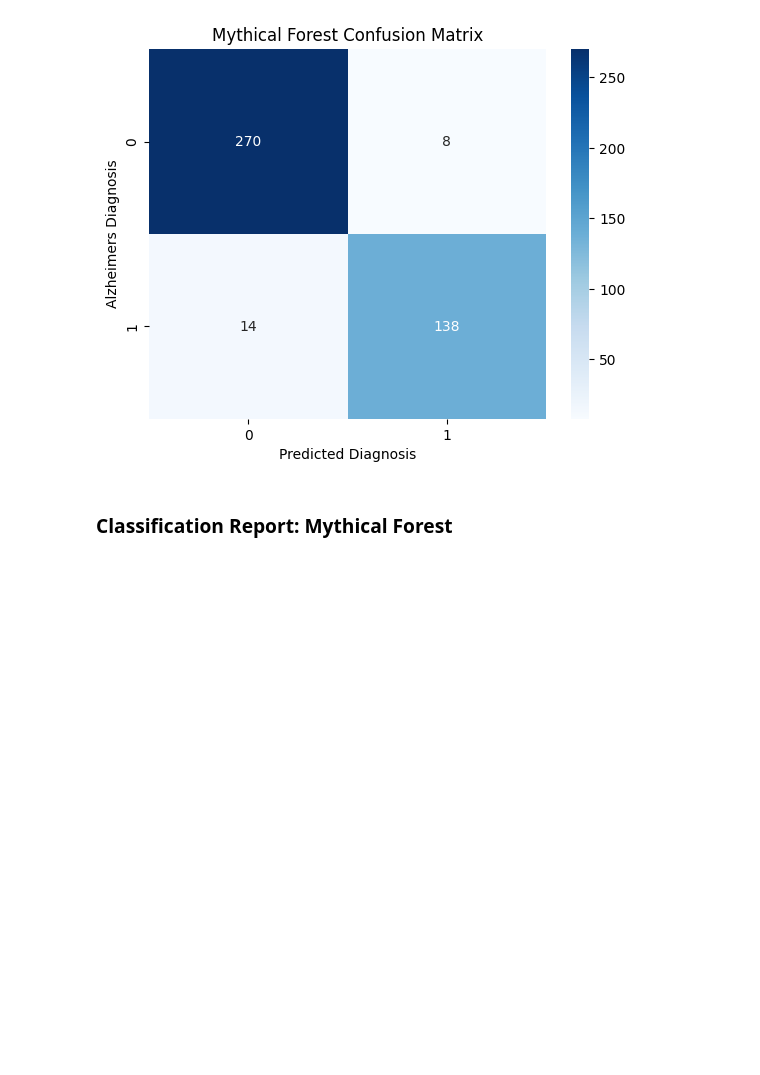
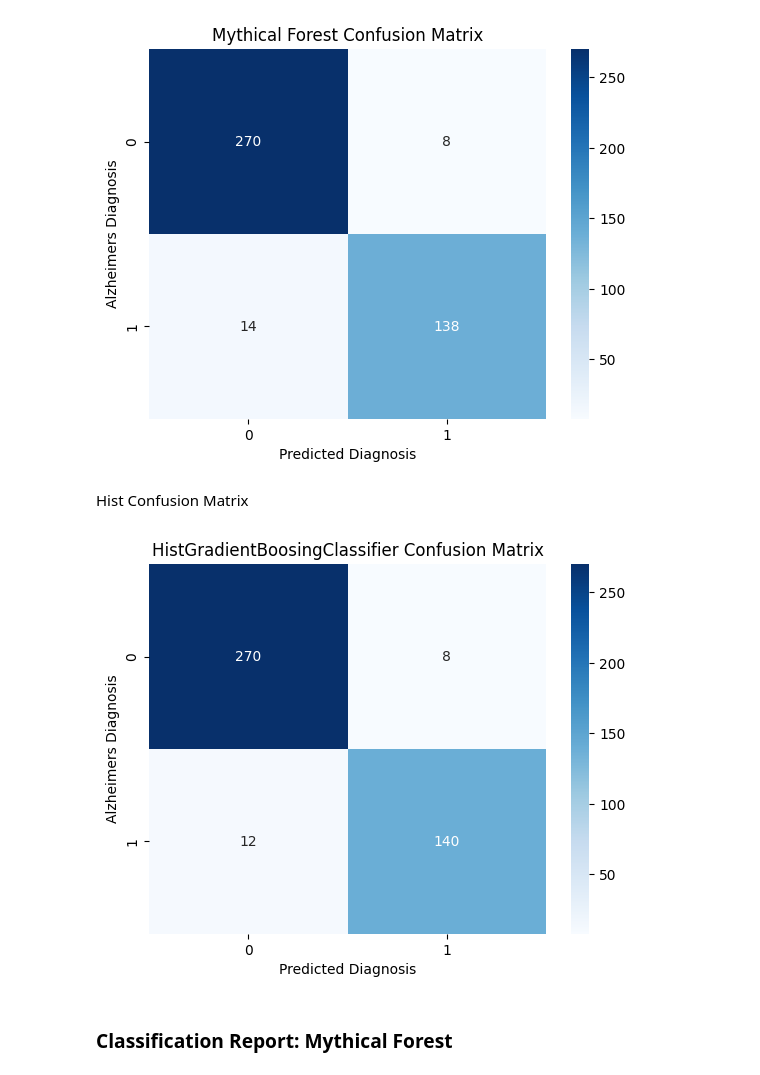
Before and after one commit to Spakshots/NeuroCurve, a Jupyter notebook: NeuroPy/main.ipynb, the cells around one changed output. Drawn from its saved outputs; the diff is of its cells as text; code cells hidden in the pictures; blank space fills up the shorter version.

```diff
--- a/NeuroPy/main.ipynb
+++ b/NeuroPy/main.ipynb
@@ -66,9 +68,26 @@ forest = RandomForestClassifier(max_features='sqrt', n_estimators=len(X_train),
 forest.fit(X_train, y_train)
 print("Number of trees in the Mythical Forest: " + str(len(forest.estimators_)))
 
+'''------HistGradientBoostingClassifier Training--------'''
+histGradient = HistGradientBoostingClassifier(max_iter=300)
+histGradient.fit(X_train, y_train)
+
+'''----------------XG Boost Training-------------------------'''
+xgBoost = XGBClassifier(n_estimators=len(X_train), eval_metric='logloss')
+xgBoost.fit(X_train, y_train)
+
+
 '''---------- Forest K-Fold Model Training --------'''
 kf = StratifiedKFold(n_splits=10, shuffle=True, random_state=42)
 scores = cross_val_score(forest, X_scaled, y, cv=kf, scoring='accuracy')
-print("Cross-validated accuracy:", scores.mean())
+print("Cross-validated forest accuracy:", scores.mean())
+
+'''---------- HistGradientBoosing K-Fold Model Training --------'''
+scores = cross_val_score(histGradient, X_scaled, y, cv=kf, scoring='accuracy')
+print("Cross-validated hist accuracy:", scores.mean())
+
+'''---------- XG Boost K-Fold Model Training --------'''
+scores = cross_val_score(xgBoost, X_scaled, y, cv=kf, scoring='accuracy')
+print("Cross-validated xgBoost accuracy:", scores.mean())
 # %% [output]
 Number of trees in the Mythical Forest: 1719
@@ -93,6 +114,22 @@ print(f"y_pred: {y_pred_forest[:5]}")
 print(f"y_test: {y_test.values[:5]}")
 accuracy = accuracy_score(y_test, y_pred_forest)
 print(f"Accuracy: {accuracy * 100:.2f}%")
+
+y_prob_hist = histGradient.predict_proba(X_test)
+print("Predicted probabilities for the first 5 examples:\n", y_prob_forest[:5])
+y_pred_hist = histGradient.predict(X_test)
+print(f"y_pred: {y_pred_hist[:5]}")
+print(f"y_test: {y_test.values[:5]}")
+accuracy = accuracy_score(y_test, y_pred_hist)
+print(f"Accuracy: {accuracy * 100:.2f}%")
+
+y_prob_xg = xgBoost.predict_proba(X_test)
+print("Predicted probabilities for the first 5 examples:\n", y_prob_forest[:5])
+y_pred_xg = xgBoost.predict(X_test)
+print(f"y_pred: {y_pred_xg[:5]}")
+print(f"y_test: {y_test.values[:5]}")
+accuracy = accuracy_score(y_test, y_pred_xg)
+print(f"Accuracy: {accuracy * 100:.2f}%")
 # %% [output]
 Predicted probabilities for the first 5 examples:
  [[0.15301974 0.84698026]
@@ -151,6 +187,17 @@ plt.xlabel("Predicted Diagnosis")
 plt.show()
 # %% [output]
 [figure]
+# %% [markdown]
+Hist Confusion Matrix
+# %%
+cm1 = confusion_matrix(y_test, y_pred_hist)
+sns.heatmap(cm1, annot=True, fmt="d", cmap="Blues")
+plt.title("HistGradientBoosingClassifier Confusion Matrix")
+plt.ylabel("Alzheimers Diagnosis")
+plt.xlabel("Predicted Diagnosis")
+plt.show()
+# %% [output]
+[figure, added]
 # %% [markdown]
 ### Classification Report: Mythical Forest
 # %%
```
Also changed, not shown: parts of 3 cells of this notebook.
